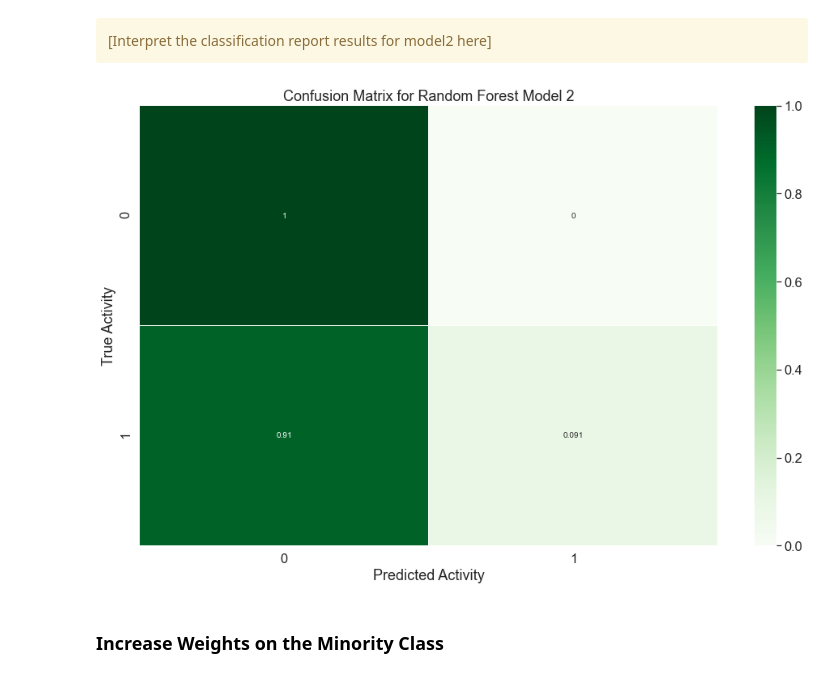
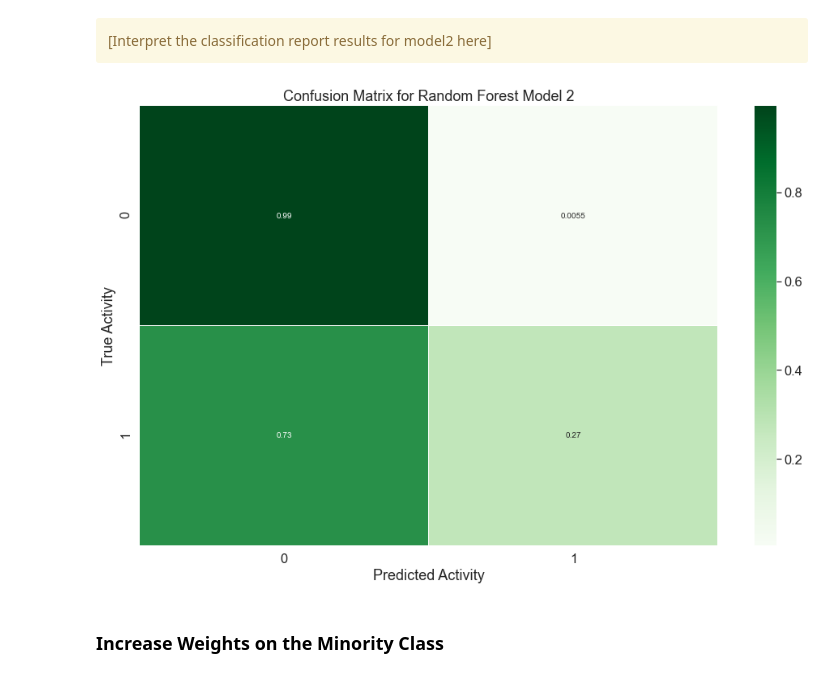
Before and after one commit to dna-witch/p53_Rescue_Mutants, a Jupyter notebook: notebooks/4.0-sm-modeling.ipynb, the cells around one changed output. Drawn from its saved outputs; the diff is of its cells as text; code cells hidden in the pictures.

```diff
--- a/notebooks/4.0-sm-modeling.ipynb
+++ b/notebooks/4.0-sm-modeling.ipynb
@@ -264,18 +264,18 @@ weighted avg       0.99      0.99      0.99      3319
 # %%
 # plot confusion matrix for model 2
 conf2 = confusion_matrix(y_test, y_pred).astype('float')
 conf2 = conf2 / conf2.sum(axis=1)[:, np.newaxis]
 
 plt.figure(figsize=(16, 10))
-sns.heatmap(conf, annot=True, annot_kws={'size':10}, cmap=plt.cm.Greens, linewidths=0.2)
+sns.heatmap(conf2, annot=True, annot_kws={'size':10}, cmap=plt.cm.Greens, linewidths=0.2)
 sns.set(font_scale=1.5)
 
 _ = plt.xlabel('Predicted Activity')
 _ = plt.ylabel('True Activity')
 _ = plt.title('Confusion Matrix for Random Forest Model 2')
 plt.show()
 # %% [output]
-[figure, old version]
+[figure, new version]
 # %% [markdown]
 ### Increase Weights on the Minority Class
 # %%
```
